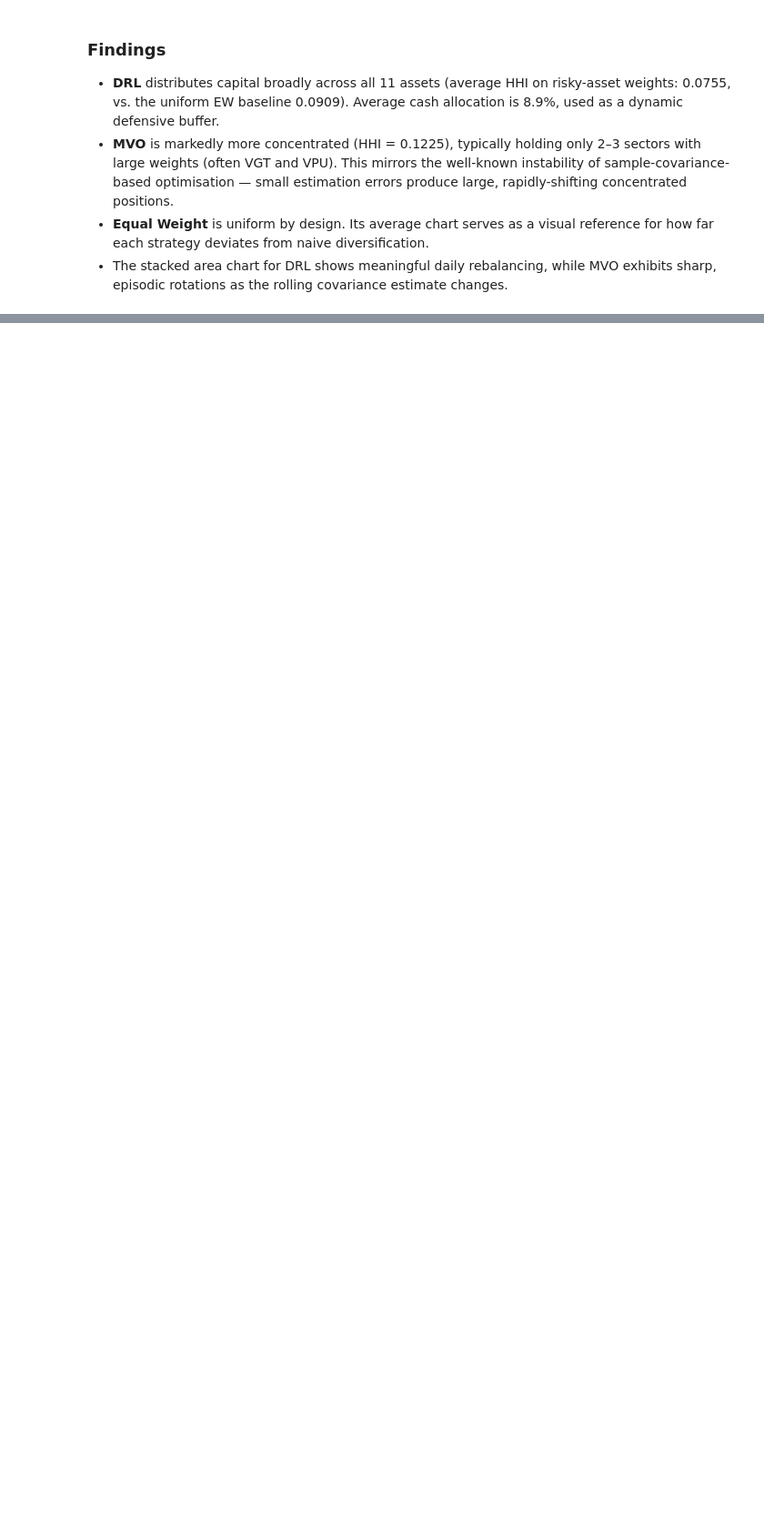
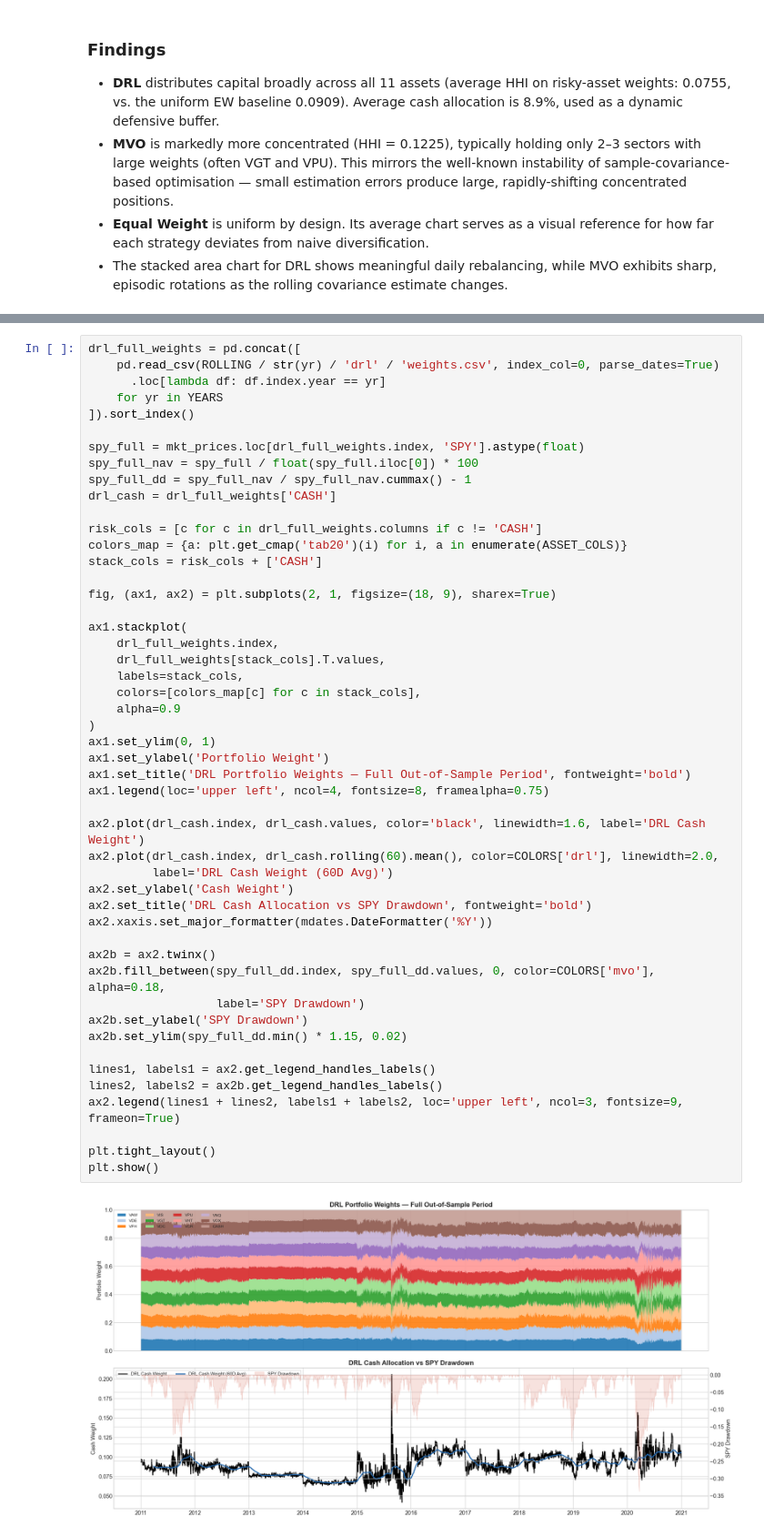
Before and after one commit to YUHANXUE812/DRL, a Jupyter notebook: results_notebook.ipynb, the cells around one changed output, grey strips where cells are left out. Shown at 91% size. Drawn from its saved outputs; the diff is of its cells as text; blank space fills up the shorter version.

Commit message:
Update notebook with full visualization of weight allocation over all periods and cash allocation with SPY downturn

```diff
--- a/results_notebook.ipynb
+++ b/results_notebook.ipynb
@@ -616,0 +624,51 @@ display(Markdown(
+# %%
+drl_full_weights = pd.concat([
+    pd.read_csv(ROLLING / str(yr) / 'drl' / 'weights.csv', index_col=0, parse_dates=True)
+      .loc[lambda df: df.index.year == yr]
+    for yr in YEARS
+]).sort_index()
+
+spy_full = mkt_prices.loc[drl_full_weights.index, 'SPY'].astype(float)
+spy_full_nav = spy_full / float(spy_full.iloc[0]) * 100
+spy_full_dd = spy_full_nav / spy_full_nav.cummax() - 1
+drl_cash = drl_full_weights['CASH']
+
+risk_cols = [c for c in drl_full_weights.columns if c != 'CASH']
+colors_map = {a: plt.get_cmap('tab20')(i) for i, a in enumerate(ASSET_COLS)}
+stack_cols = risk_cols + ['CASH']
+
+fig, (ax1, ax2) = plt.subplots(2, 1, figsize=(18, 9), sharex=True)
+
+ax1.stackplot(
+    drl_full_weights.index,
+    drl_full_weights[stack_cols].T.values,
+    labels=stack_cols,
+    colors=[colors_map[c] for c in stack_cols],
+    alpha=0.9
+)
+ax1.set_ylim(0, 1)
+ax1.set_ylabel('Portfolio Weight')
+ax1.set_title('DRL Portfolio Weights — Full Out-of-Sample Period', fontweight='bold')
+ax1.legend(loc='upper left', ncol=4, fontsize=8, framealpha=0.75)
+
+ax2.plot(drl_cash.index, drl_cash.values, color='black', linewidth=1.6, label='DRL Cash Weight')
+ax2.plot(drl_cash.index, drl_cash.rolling(60).mean(), color=COLORS['drl'], linewidth=2.0,
+         label='DRL Cash Weight (60D Avg)')
+ax2.set_ylabel('Cash Weight')
+ax2.set_title('DRL Cash Allocation vs SPY Drawdown', fontweight='bold')
+ax2.xaxis.set_major_formatter(mdates.DateFormatter('%Y'))
+
+ax2b = ax2.twinx()
+ax2b.fill_between(spy_full_dd.index, spy_full_dd.values, 0, color=COLORS['mvo'], alpha=0.18,
+                  label='SPY Drawdown')
+ax2b.set_ylabel('SPY Drawdown')
+ax2b.set_ylim(spy_full_dd.min() * 1.15, 0.02)
+
+lines1, labels1 = ax2.get_legend_handles_labels()
+lines2, labels2 = ax2b.get_legend_handles_labels()
+ax2.legend(lines1 + lines2, labels1 + labels2, loc='upper left', ncol=3, fontsize=9, frameon=True)
+
+plt.tight_layout()
+plt.show()
+# %% [output]
+[figure, added]
```
Also changed, not shown: parts of 12 cells of this notebook.
